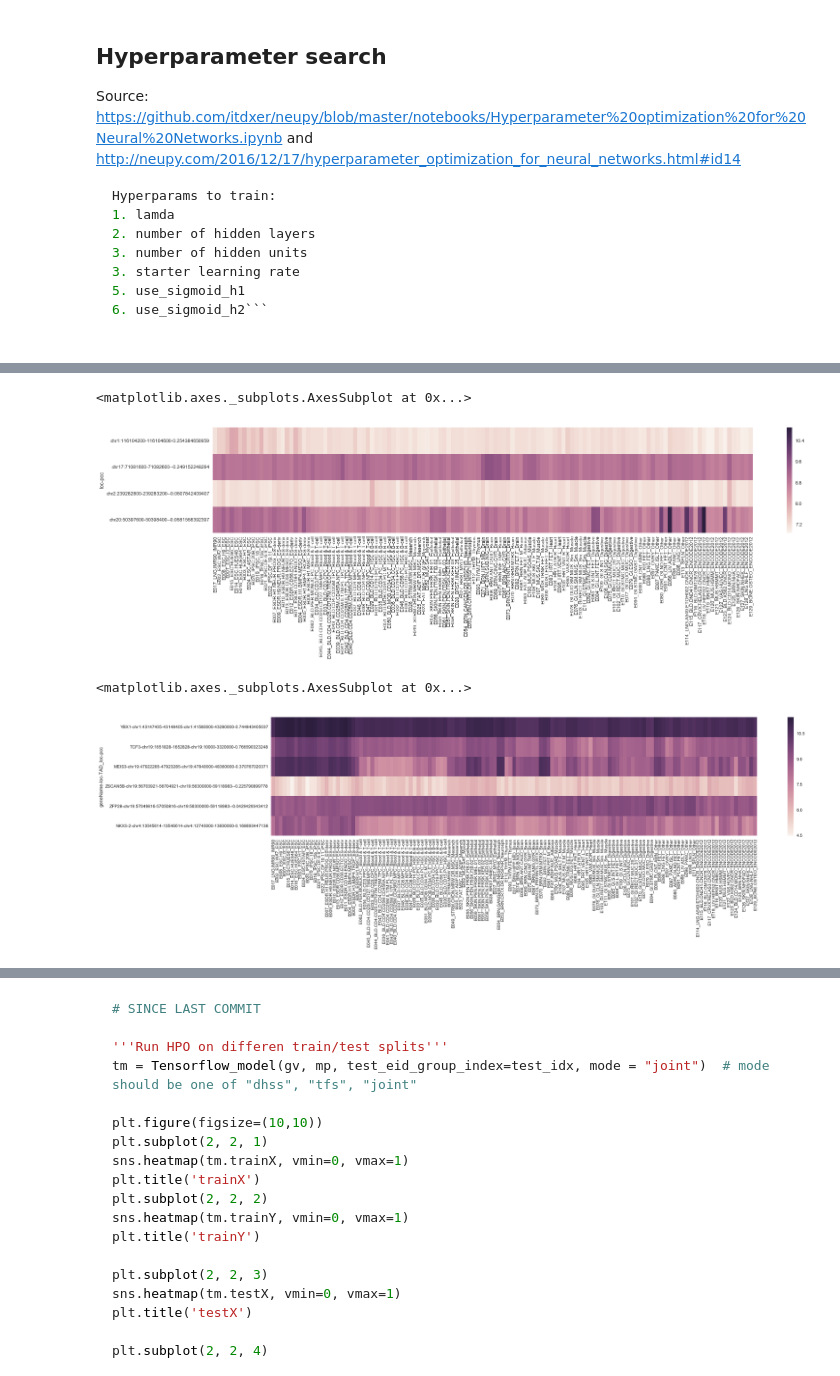
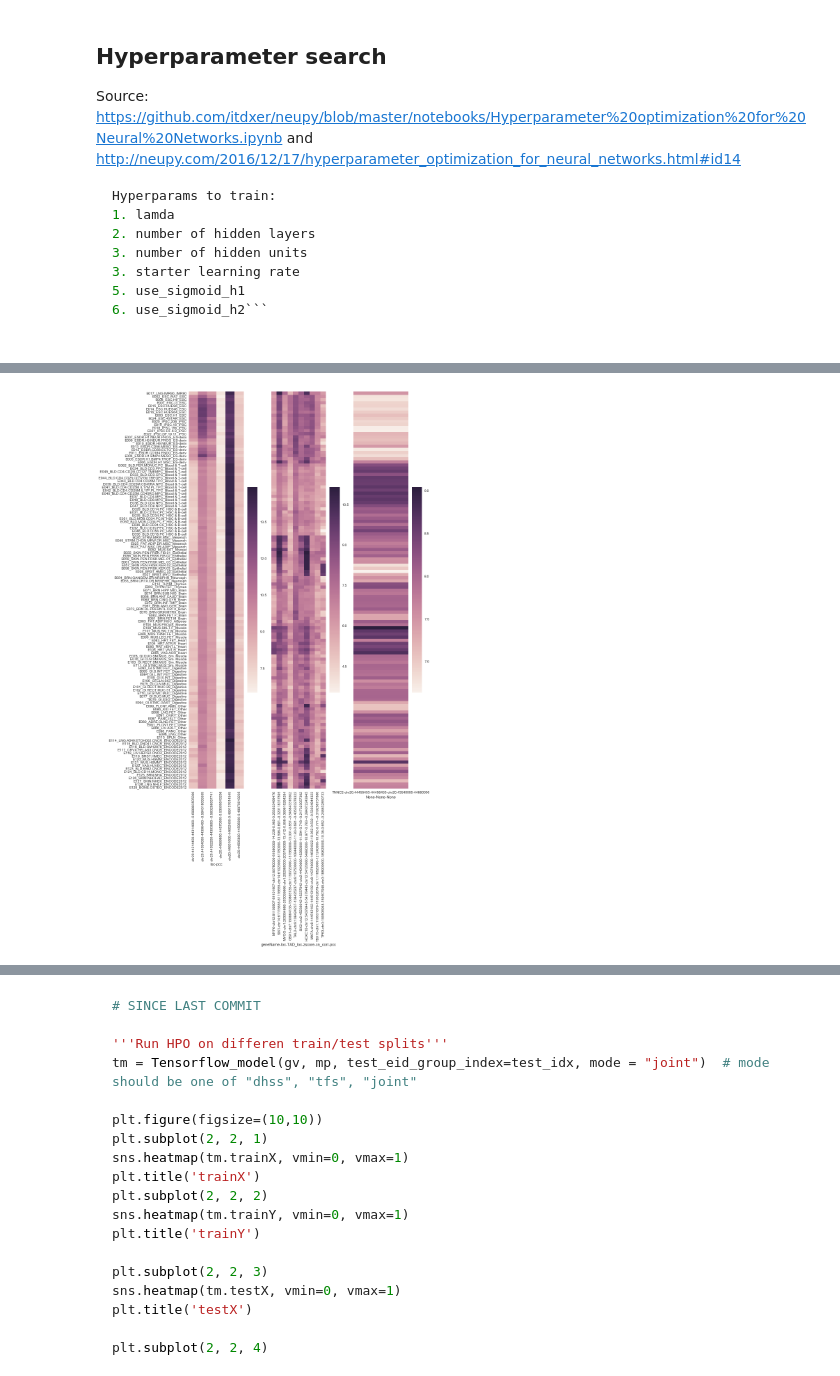
Before and after one commit to dineshmdh/predicting_gene_expression, a Jupyter notebook: Functions/model_scripts/main.ipynb, the cells around one changed output, grey strips where cells are left out. Saved outputs shown, nothing was run; the diff lists cells and outputs as text; code cells hidden in the pictures.

```diff
--- a/Functions/model_scripts/main.ipynb
+++ b/Functions/model_scripts/main.ipynb
@@ -39,3 +39,25 @@ from tensorflow_model_for_git import Tensorflow_model
 import matplotlib.pyplot as plt
 import seaborn as sns
 %matplotlib inline
+
+class Args(object):
+    def __init__(self):
+        self.gene = "TNNC2"
+        self.distance = 150
+        self.use_tad_info = True
+        self.pcc_lowerlimit_to_filter_dhss = 0.2
+        self.filter_tfs_by = "zscore" # or "pcc"
+        self.lowerlimit_to_filter_tfs = 6
+        self.take_this_many_top_dhss = 6  # all dhss/tfs will already be filtered by pcc(or zscore)
+        self.take_this_many_top_tfs = 10
+        self.init_wts_type = "corr"
+        self.outputDir = "/Users/Dinesh/Dropbox/Github/predicting_gex_with_nn_git/SIX1_new"
+        self.use_random_DHSs = False
+        self.use_random_TFs = False
+        self.max_iter = 100
+        self.plot_all = True
+
+###test_idx = 17 # 2 to brain; 6 to ESC; 7 is epithelial; 8 is HSC and B; 12 is muscle; 5 is ES-derived
+start_time = time.time()
+args = Args()
+gv = Global_Vars(args, args.outputDir)  # note this takes in new_output_dir as well in .py scripts
@@ -75,15 +64,16 @@ sns.heatmap(gv.goi.to_frame().transpose())
-# %%
-plt.figure(figsize=(25,4))
-sns.heatmap( gv.df_dhss)
-# %% [output]
-<matplotlib.axes._subplots.AxesSubplot at 0x...>
-[figure, removed]
-# %%
-plt.figure(figsize=(25,5))
-sns.heatmap(gv.df_tfs)
-# %% [output]
-<matplotlib.axes._subplots.AxesSubplot at 0x...>
-[figure, removed]
+# %%
+def plot_input_data(gv):
+    plt.figure(figsize=(12, 21))
+    plt.subplot(1,3,1)
+    sns.heatmap(gv.df_dhss.transpose(),yticklabels=True)
+    plt.subplot(1,3,2)
+    sns.heatmap(gv.df_tfs.transpose(), yticklabels=False)
+    plt.subplot(1,3,3)
+    sns.heatmap(gv.goi.to_frame(), yticklabels=False)
+    #plt.savefig(os.path.join(gv.outputDir, "input_feats_and_goi.pdf")
+plot_input_data(gv)
+# %% [output]
+[figure, added]
 # %%
 '''Run HPO on differen train/test splits'''
 mp = Model_preparation(gv)
```
Also changed, not shown: parts of 10 cells of this notebook.
